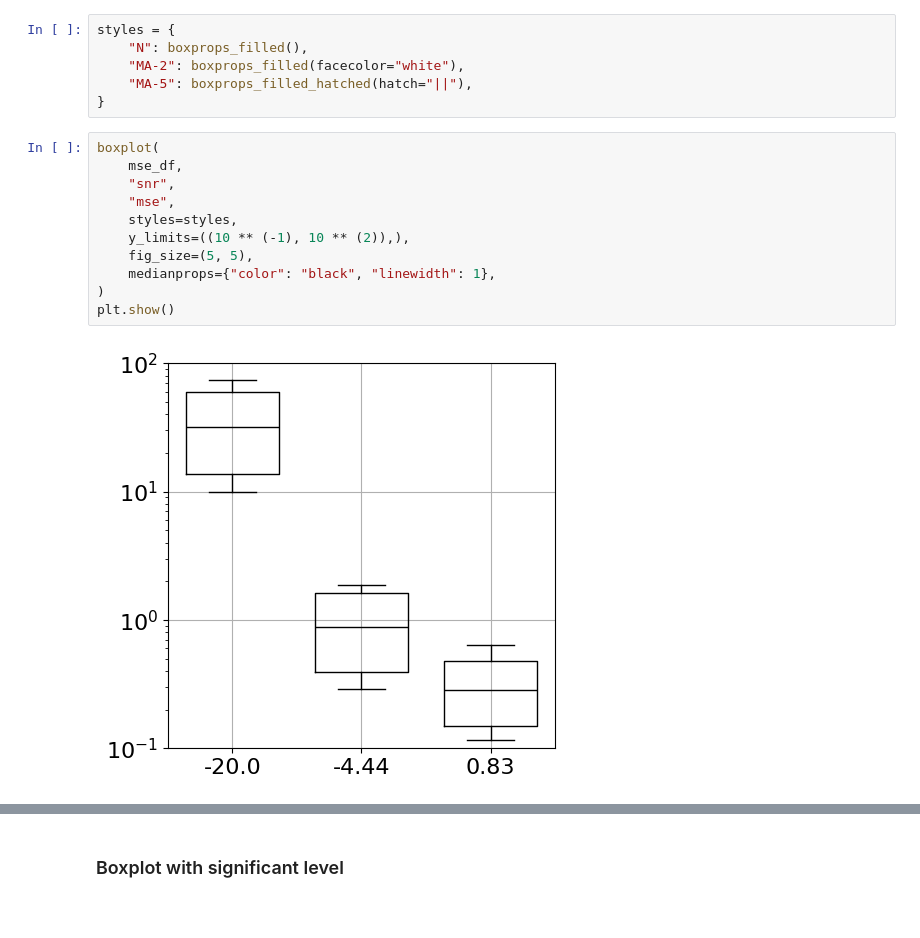
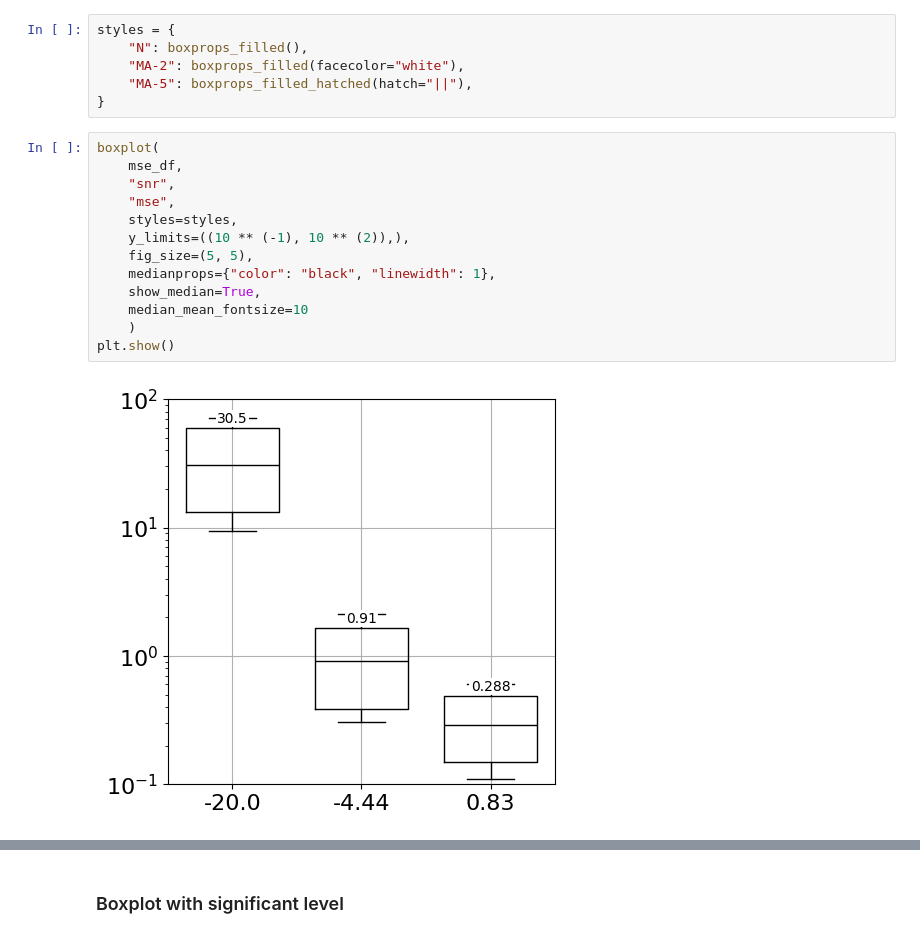
Before and after one commit to Digiratory/visualization-toolkit, a Jupyter notebook: examples/boxplolts.ipynb, the cells around one changed output, grey strips where cells are left out. Cells and saved outputs as stored; diff of their text form.

Commit message:
feat: median,mean boxplot options

```diff
--- a/examples/boxplolts.ipynb
+++ b/examples/boxplolts.ipynb
@@ -112,16 +112,18 @@ styles = {
 # %%
 boxplot(
     mse_df,
     "snr",
     "mse",
     styles=styles,
     y_limits=((10 ** (-1), 10 ** (2)),),
     fig_size=(5, 5),
     medianprops={"color": "black", "linewidth": 1},
-)
+    show_median=True,
+    median_mean_fontsize=10
+    )
 plt.show()
 # %% [output]
-[figure, old version]
+[figure, new version]
 # %%
 boxplot(
     mse_df,
```
Also changed, not shown: parts of 8 cells of this notebook, 1 other file.
